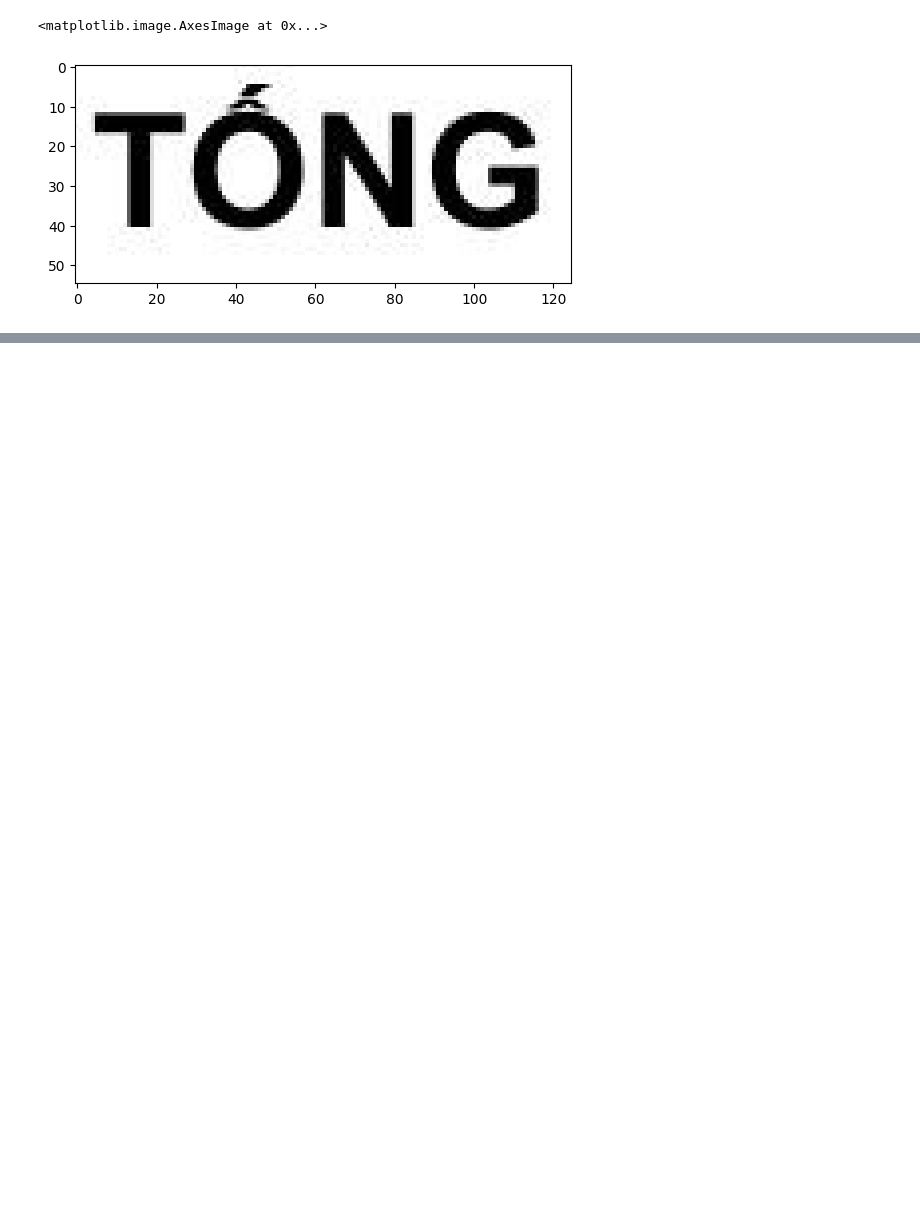
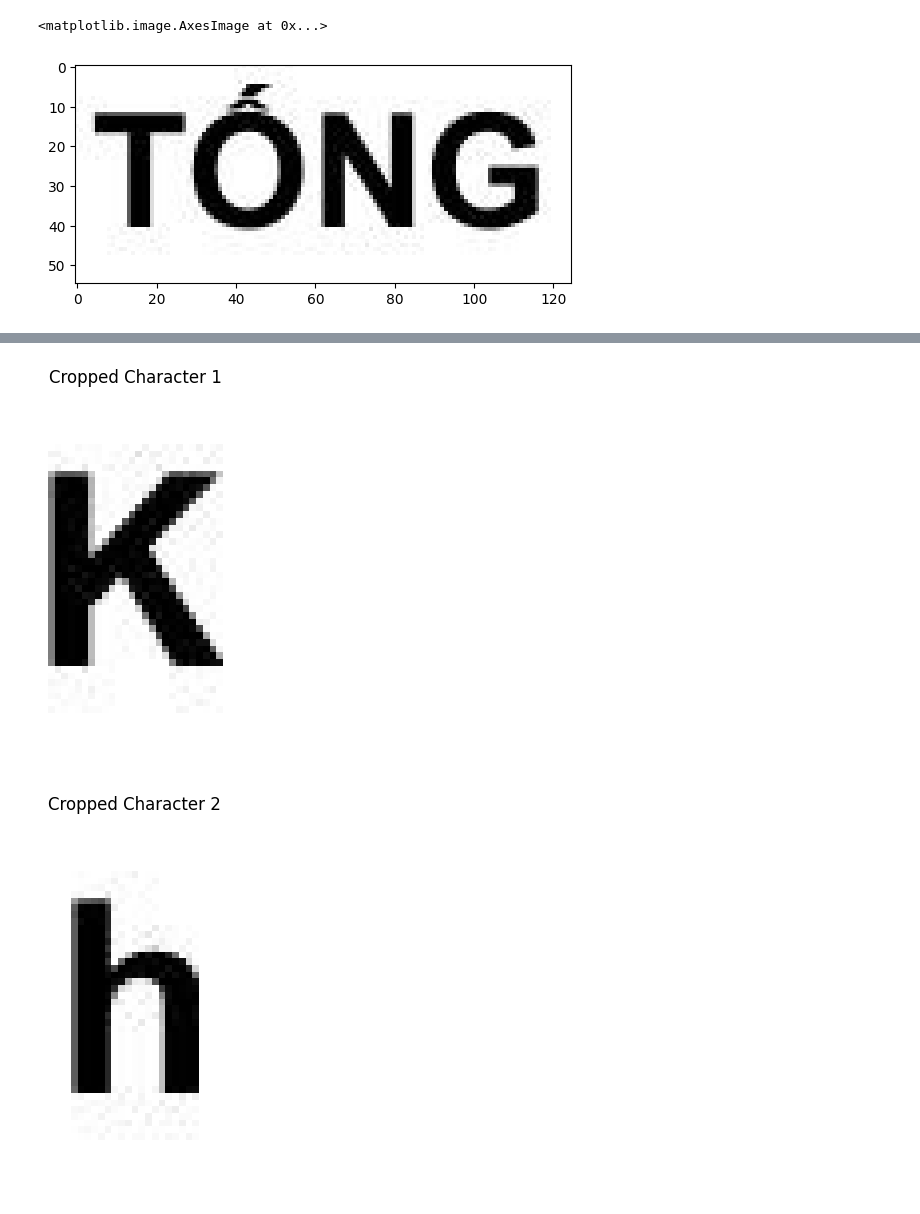
Before and after one commit to KienTranDSAI/CharOCR, a Jupyter notebook: CRAFT/infer_craft.ipynb, the cells around one changed output, grey strips where cells are left out. Saved outputs shown, nothing was run; the diff lists cells and outputs as text; code cells hidden in the pictures; blank space fills up the shorter version.

```diff
--- a/CRAFT/infer_craft.ipynb
+++ b/CRAFT/infer_craft.ipynb
@@ -174,0 +227,16 @@ Found 4 characters in the image
+# %%
+img_for_cropping = np.transpose(img, (1, 2, 0))
+cropped_characters = []
+for (x1, y1, x2, y2) in boxes:
+    crop = img_for_cropping[y1:y2, x1:x2]
+    cropped_characters.append(crop)
+# %%
+for index, crop in enumerate(cropped_characters):
+    plt.figure()
+    plt.imshow(cv2.cvtColor(crop, cv2.COLOR_BGR2RGB))
+    plt.title(f"Cropped Character {index + 1}")
+    plt.axis("off")
+plt.show()
+# %% [output]
+[figure, added]
+[figure, added]
```
Also changed, not shown: parts of 11 cells of this notebook, 20 other files.
